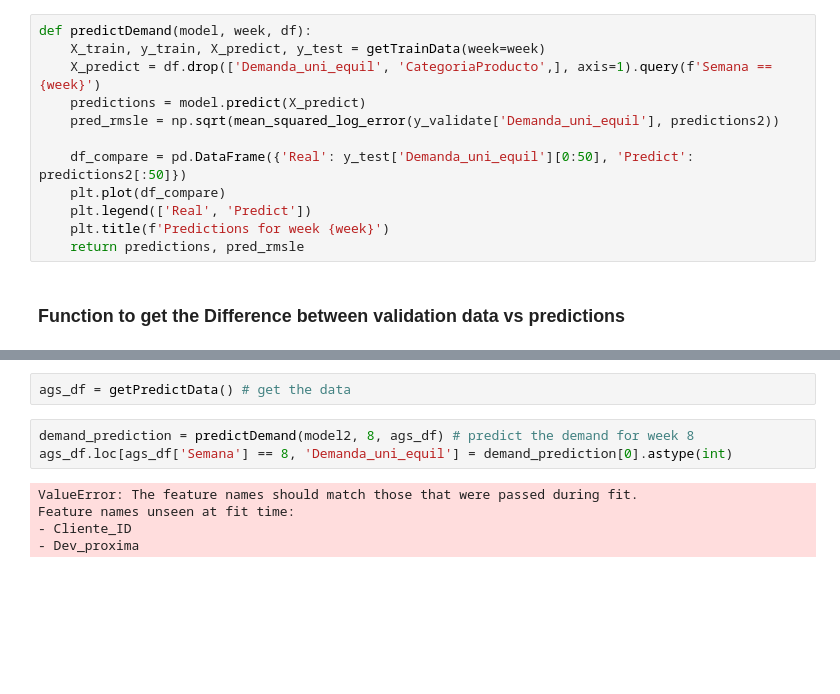
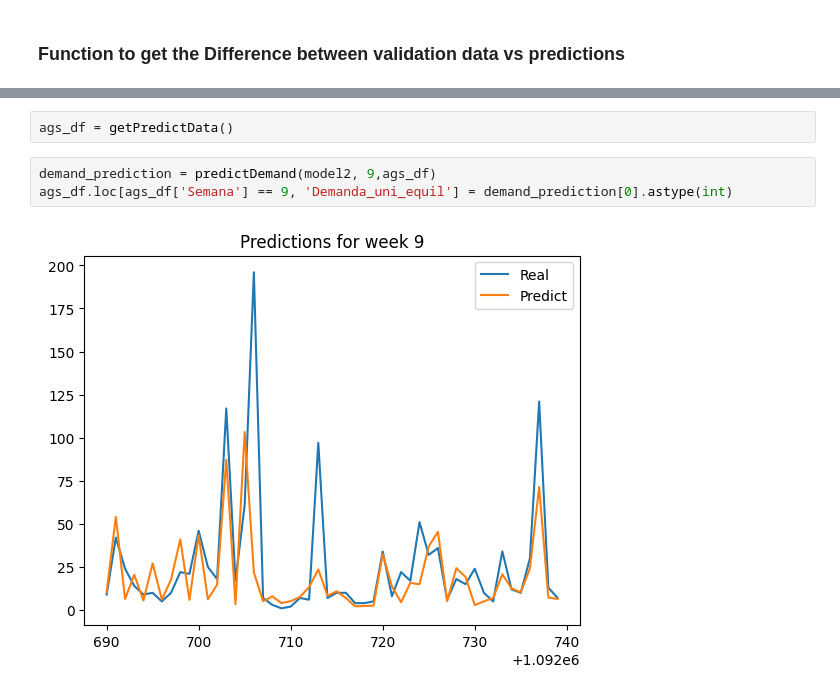
Before and after one commit to SimplySanti/FilRouge_Bimbo_Inventory, a Jupyter notebook: FillRouge/FillR2.ipynb, the cells around one changed output, grey strips where cells are left out. Saved outputs shown, nothing was run; the diff lists cells and outputs as text; blank space fills up the shorter version.

```diff
--- a/FillRouge/FillR2.ipynb
+++ b/FillRouge/FillR2.ipynb
@@ -201,15 +224,3 @@ def getPredictData(path = 'train_aguascalientes.csv', week = 8):
-# %%
-def predictDemand(model, week, df):
-    X_train, y_train, X_predict, y_test = getTrainData(week=week)
-    X_predict = df.drop(['Demanda_uni_equil', 'CategoriaProducto',], axis=1).query(f'Semana == {week}')
-    predictions = model.predict(X_predict)
-    pred_rmsle = np.sqrt(mean_squared_log_error(y_validate['Demanda_uni_equil'], predictions2))
-
-    df_compare = pd.DataFrame({'Real': y_test['Demanda_uni_equil'][0:50], 'Predict': predictions2[:50]})
-    plt.plot(df_compare)
-    plt.legend(['Real', 'Predict'])
-    plt.title(f'Predictions for week {week}')
-    return predictions, pred_rmsle
 # %% [markdown]
 ### Function to get the Difference between validation data vs predictions
 # %%
@@ -230,10 +237,7 @@ def getDifferencedDemand(df):
 # %%
-ags_df = getPredictData() # get the data
+ags_df = getPredictData()
 # %%
-demand_prediction = predictDemand(model2, 8, ags_df) # predict the demand for week 8
-ags_df.loc[ags_df['Semana'] == 8, 'Demanda_uni_equil'] = demand_prediction[0].astype(int)
+demand_prediction = predictDemand(model2, 9,ags_df)
+ags_df.loc[ags_df['Semana'] == 9, 'Demanda_uni_equil'] = demand_prediction[0].astype(int)
 # %% [output]
-ValueError: The feature names should match those that were passed during fit.
-Feature names unseen at fit time:
-- Cliente_ID
-- Dev_proxima
+[figure, added]
```
Also changed, not shown: parts of 12 cells of this notebook.
